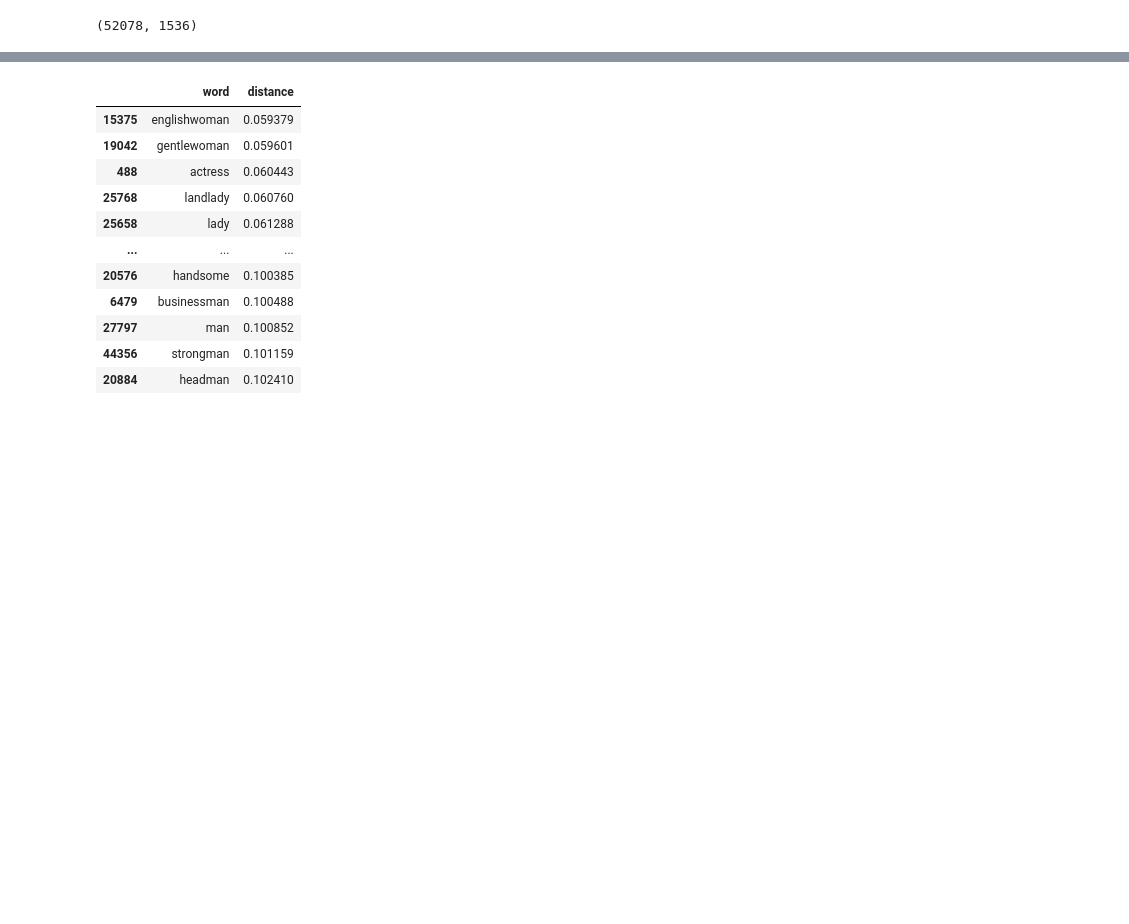
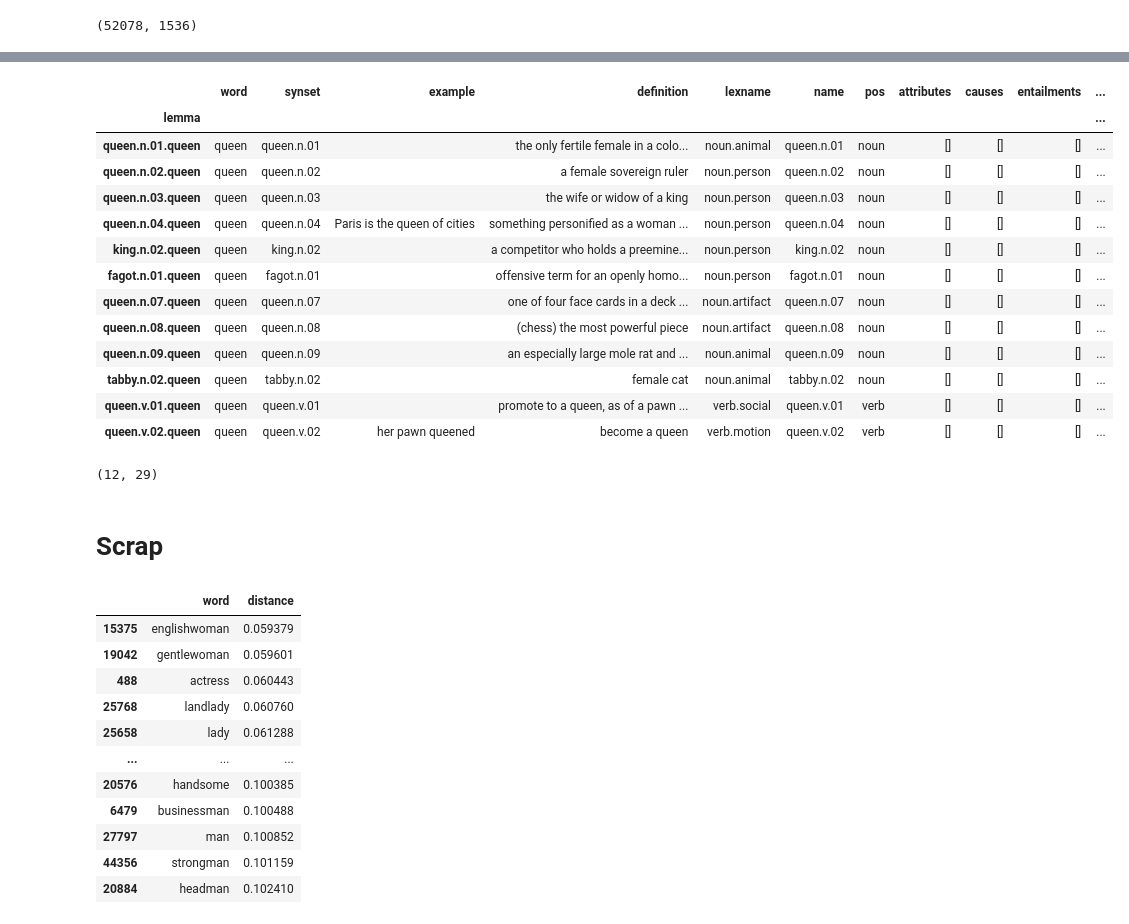
Before and after one commit to thorwhalen/imbed, a Jupyter notebook: misc/imbed_vector_mining.ipynb, the cells around one changed output, grey strips where cells are left out. Saved outputs shown, nothing was run; the diff lists cells and outputs as text; code cells hidden in the pictures; blank space fills up the shorter version.

```diff
--- a/misc/imbed_vector_mining.ipynb
+++ b/misc/imbed_vector_mining.ipynb
@@ -218,0 +253,5 @@ t = dacc.translation_neighbors(mean_vec, all_words_vecs)
+# %%
+
+wordnet_metadata = pd.read_parquet('/Users/thorwhalen/Dropbox/_odata/figiri/wordnet_words/wordnet_metadata.parquet')
+print(f"{wordnet_metadata.shape=}")
+wordnet_metadata.iloc[0]
@@ -219,3 +277,29 @@ t = dacc.translation_neighbors(mean_vec, all_words_vecs)
+# %%
+def metadata_for_word(word):
+    return wordnet_metadata.loc[wordnet_metadata.word == word]
+
+metadata_for_word('queen')
+# %% [output]
+|  | word | synset | example | definition | lexname | name | pos | attributes | causes | entailments | ... |
+| lemma |  |  |  |  |  |  |  |  |  |  | ... |
+| queen.n.01.queen | queen | queen.n.01 |  | the only fertile female in a colo... | noun.animal | queen.n.01 | noun | [] | [] | [] | ... |
+| queen.n.02.queen | queen | queen.n.02 |  | a female sovereign ruler | noun.person | queen.n.02 | noun | [] | [] | [] | ... |
+| queen.n.03.queen | queen | queen.n.03 |  | the wife or widow of a king | noun.person | queen.n.03 | noun | [] | [] | [] | ... |
+| queen.n.04.queen | queen | queen.n.04 | Paris is the queen of cities | something personified as a woman ... | noun.person | queen.n.04 | noun | [] | [] | [] | ... |
+| king.n.02.queen | queen | king.n.02 |  | a competitor who holds a preemine... | noun.person | king.n.02 | noun | [] | [] | [] | ... |
+| fagot.n.01.queen | queen | fagot.n.01 |  | offensive term for an openly homo... | noun.person | fagot.n.01 | noun | [] | [] | [] | ... |
+| queen.n.07.queen | queen | queen.n.07 |  | one of four face cards in a deck ... | noun.artifact | queen.n.07 | noun | [] | [] | [] | ... |
+| queen.n.08.queen | queen | queen.n.08 |  | (chess) the most powerful piece | noun.artifact | queen.n.08 | noun | [] | [] | [] | ... |
+| queen.n.09.queen | queen | queen.n.09 |  | an especially large mole rat and ... | noun.animal | queen.n.09 | noun | [] | [] | [] | ... |
+| tabby.n.02.queen | queen | tabby.n.02 |  | female cat | noun.animal | tabby.n.02 | noun | [] | [] | [] | ... |
+| queen.v.01.queen | queen | queen.v.01 |  | promote to a queen, as of a pawn ... | verb.social | queen.v.01 | verb | [] | [] | [] | ... |
+| queen.v.02.queen | queen | queen.v.02 | her pawn queened | become a queen | verb.motion | queen.v.02 | verb | [] | [] | [] | ... |
+# %%
+metadata_for_word('queen').shape
+# %% [output]
+(12, 29)
+# %% [markdown]
+# Scrap
 # %%
 # make a pandas pandas dataframe with a word column and a distance column from this t
 
```
Also changed, not shown: parts of 36 cells of this notebook, 12 other files.
